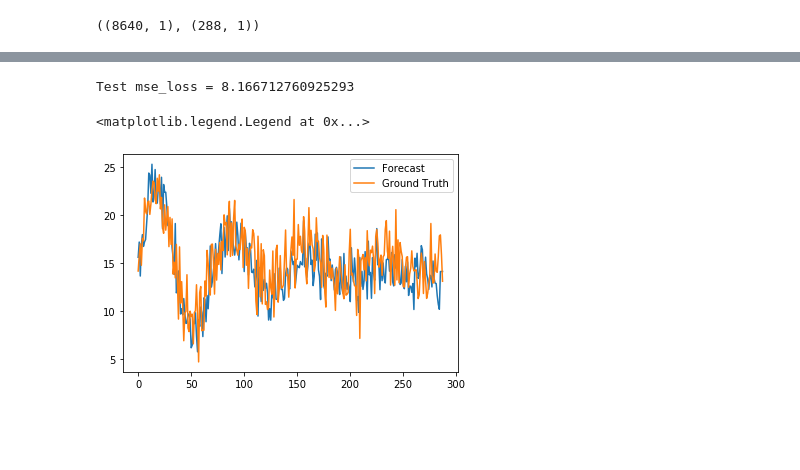
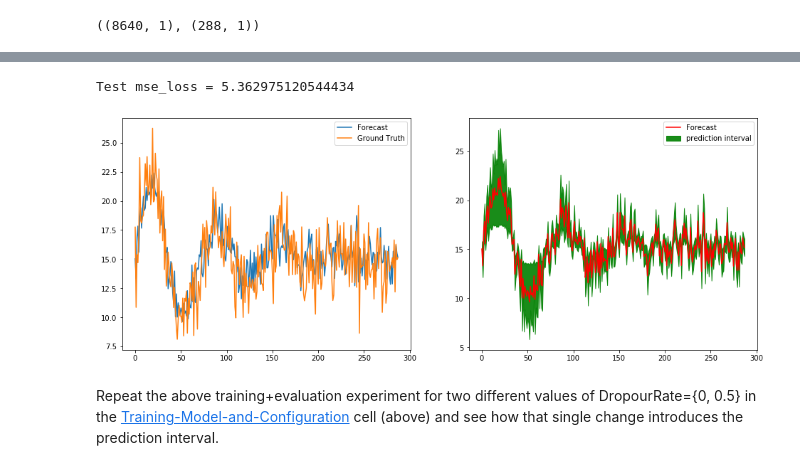
Before and after one commit to monaj07/ml, a Jupyter notebook: uncertainty/uncertainty_regression.ipynb, the cells around one changed output, grey strips where cells are left out. Cells and saved outputs as stored; diff of their text form; code cells hidden in the pictures; blank space fills up the shorter version.

Commit message:
Display the prediction interval

```diff
--- a/uncertainty/uncertainty_regression.ipynb
+++ b/uncertainty/uncertainty_regression.ipynb
@@ -24,15 +24,17 @@ from utils_cm import compute_cm
 total_days = 31
 trend_slope = 15
 noise_coef = 2
-noise_coef_outlier = 2 * noise_coef
+noise_coef_outlier = 0 * noise_coef
 
 x_period = np.linspace(0, 2*np.pi, 288)
 signal = []
 for _ in range(total_days):
+    y = 10 * np.sin(4 * x_period) * np.exp(-0.5 * x_period)
+    y[-100:] = 0
     n = noise_coef * np.random.randn(len(x_period))
     if np.random.choice(7) == 0:
         n += noise_coef_outlier * np.random.randn(len(x_period))
-    y = 10 * np.sin(4 * x_period) * np.exp(-0.5 * x_period) + n
+    y += n
     signal.append(y)
 signal = np.hstack(signal)
 
@@ -67,7 +69,8 @@ train_labels = signal_train_detrend
 train_data = np.hstack([seasonal.reshape(-1, 1)])
 test_labels = signal[-288:]
 test_data = np.hstack([seasonal[-288:].reshape(-1, 1)])
-#                        (trend[-1] - trend[-288]) + trend[-288:].reshape(-1, 1)])
+
+test_trend = ((trend[-1] - trend[-288]) + trend[-288:])
 # %% [markdown]
 ### Add external regressors to the feature set
 # %%
@@ -85,6 +88,12 @@ test_loader = DataLoader(TimeSeriesDataset(test_data, test_labels), batch_size=1
 # %%
-model = MLR(input_size=train_data.shape[1], nclasses=1, hidden_layers=[100], dropout=0.05)
-optimizer = torch.optim.SGD(model.parameters(), lr=0.001, momentum=0.9, weight_decay=0.005)
+hidden_layers = [100, 100, 100, 100]
+dropout = 0.5
+lr=0.001
+tau = 1
+wd = 0.005 #  0.01**2 * (1 - dropout) / (2. * len(train_loader) * tau)
+
+model = MLR(input_size=train_data.shape[1], nclasses=1, hidden_layers=hidden_layers, dropout=dropout)
+optimizer = torch.optim.SGD(model.parameters(), lr=lr, momentum=0.9, weight_decay=wd)
 model.net
 # %% [output]
 Sequential(
@@ -135,26 +153,38 @@ epoch: 19, it: 300, average_loss: 4.5177410356203715
 # %%
 model.to(device)
-model.eval()
+model.train()
+
+ensemble_size = 1000
 
 loss_vec = []
 forecast = []
 gt = []
 for it, batch in enumerate(test_loader):
     data, target = batch
-    output = model(data.float().to(device))
-    forecast.append(output.view(-1).data.numpy())
+    output = []
+    for ensemble_it in range(ensemble_size):
+        output.append(model(data.float().to(device)).data.numpy())
+    output = np.hstack(output)
+    forecast.append(output)
     gt.append(target.view(-1).data.numpy())
 
-forecast = np.hstack(forecast)
-forecast += (trend[-1] - trend[-288]) + trend[-288:]
+forecast = np.vstack(forecast)
+forecast += test_trend[:, np.newaxis]
+predictive_mean = forecast.mean(1)
+predictive_std = forecast.std(1)
 gt = np.hstack(gt)
-mse_loss = ((gt - forecast)**2).mean()
+mse_loss = ((gt - predictive_mean)**2).mean()
 print(f"Test mse_loss = {mse_loss}")
 
-plt.plot(forecast, label="Forecast")
-plt.plot(gt, label="Ground Truth")
-plt.legend()
+fig, axes = plt.subplots(1, 2, figsize=(16, 6))
+axes[0].plot(predictive_mean, label="Forecast")
+axes[0].plot(gt, label="Ground Truth")
+axes[0].legend()
+axes[1].plot(predictive_mean, color='r', label="Forecast")
+axes[1].fill_between(np.arange(288), predictive_mean-2*predictive_std, predictive_mean+2*predictive_std, label='prediction interval', color='g', alpha=0.9);
+axes[1].legend();
 # %% [output]
-Test mse_loss = 8.166712760925293
+Test mse_loss = 5.362975120544434
-<matplotlib.legend.Legend at 0x...>
-[figure, old version]
+[figure, new version]
+# %% [markdown]
+Repeat the above training+evaluation experiment for two different values of DropourRate={0, 0.5} in the [Training-Model-and-Configuration](http://localhost:8888/notebooks/uncertainty_regression.ipynb#Training-Model-and-Configuration) cell (above) and see how that single change introduces the prediction interval.
```
Also changed, not shown: parts of 6 cells of this notebook.
